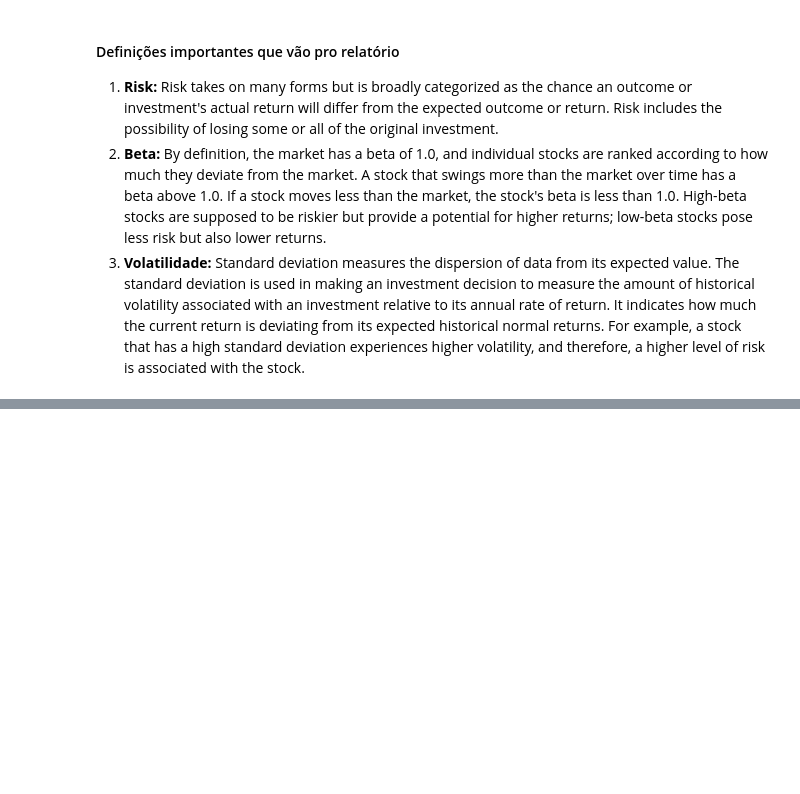
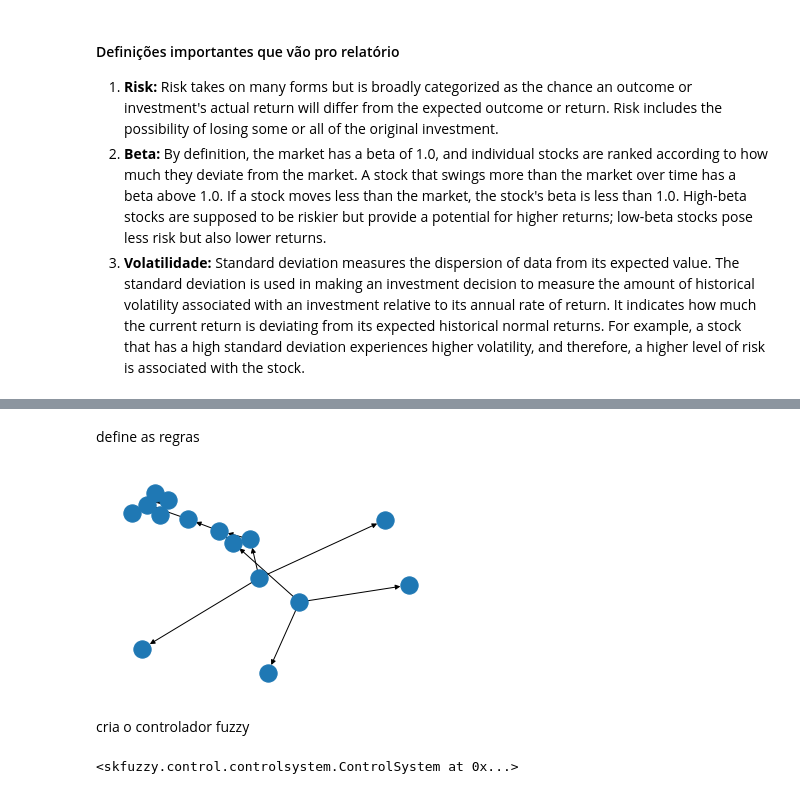
Before and after one commit to luizcartolano2/mc906, a Jupyter notebook: projeto3/fuzzy.ipynb, the cells around one changed output, grey strips where cells are left out. Drawn from its saved outputs; the diff is of its cells as text; code cells hidden in the pictures; blank space fills up the shorter version.

```diff
--- a/projeto3/fuzzy.ipynb
+++ b/projeto3/fuzzy.ipynb
@@ -29,0 +61,23 @@ import matplotlib.pyplot as plt
+# %% [markdown]
+define as regras
+# %%
+rule1 = ctrl.Rule(x_filter['poor'] & risk_filter['poor'], percentage_filter['good'])
+rule2 = ctrl.Rule(x_filter['average'] & risk_filter['average'], percentage_filter['decent'])
+rule3 = ctrl.Rule(x_filter['good'] & risk_filter['good'], percentage_filter['mediocre'])
+rule4 = ctrl.Rule(x_filter['poor'] & risk_filter['poor'], percentage_filter['decent'])
+rule5 = ctrl.Rule(x_filter['average'] & risk_filter['average'], percentage_filter['average'])
+rule6 = ctrl.Rule(x_filter['good'] & risk_filter['good'], percentage_filter['mediocre'])
+rule7 = ctrl.Rule(x_filter['poor'] & risk_filter['poor'], percentage_filter['mediocre'])
+rule8 = ctrl.Rule(x_filter['average'] & risk_filter['average'], percentage_filter['poor'])
+rule9 = ctrl.Rule(x_filter['good'] & risk_filter['good'], percentage_filter['poor'])
+rule1.view()
+plt.show()
+# %% [output]
+[figure, added]
+# %% [markdown]
+cria o controlador fuzzy
+# %%
+calc_pct_ctrl = ctrl.ControlSystem([rule1, rule2, rule3, rule4, rule5, rule6, rule7, rule8, rule9])
+calc_pct_ctrl
+# %% [output]
+<skfuzzy.control.controlsystem.ControlSystem at 0x...>
```
Also changed, not shown: parts of 21 cells of this notebook.
